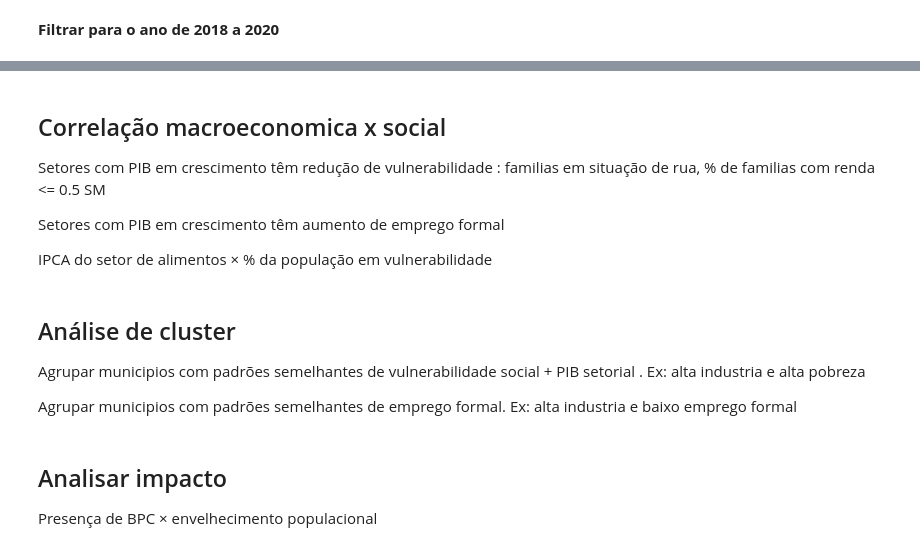
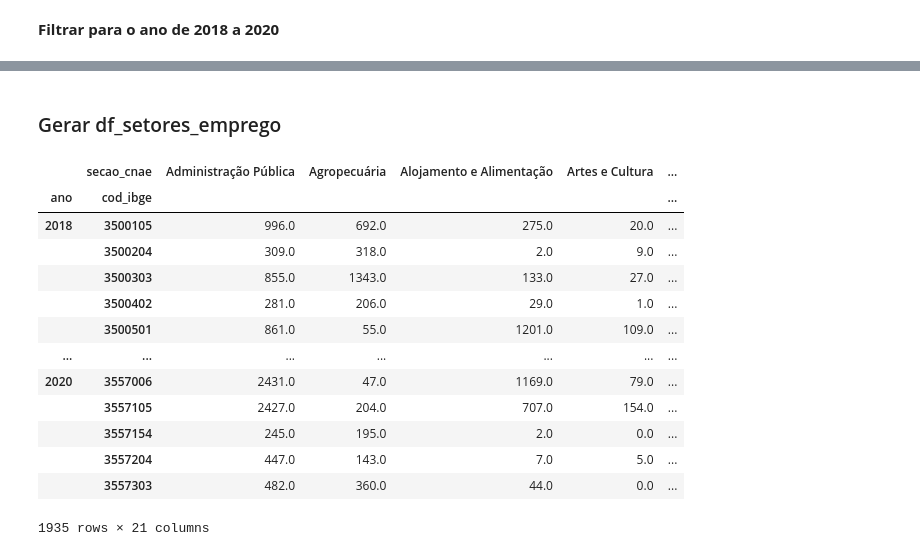
Before and after one commit to gustavonegrao/projeto_SSC0957, a Jupyter notebook: PCD_Rais.ipynb, the cells around one changed output, grey strips where cells are left out. Drawn from its saved outputs; the diff is of its cells as text; code cells hidden in the pictures.

```diff
--- a/PCD_Rais.ipynb
+++ b/PCD_Rais.ipynb
@@ -502,2 +498,0 @@ df_filtered
-# %%
-df_filtered = df_filtered.drop(columns = ['massa_rendimentos'])
@@ -524,18 +499,33 @@ algumas métricas:
-# %% [markdown]
-## Correlação macroeconomica x social
-
-Setores com PIB em crescimento têm redução de vulnerabilidade : familias em situação de rua, % de familias com renda <= 0.5 SM
-
-Setores com PIB em crescimento têm aumento de emprego formal
-
-IPCA do setor de alimentos × % da população em vulnerabilidade
-# %% [markdown]
-## Análise de cluster
-
-Agrupar municipios com padrões semelhantes de vulnerabilidade social + PIB setorial . Ex: alta industria e alta pobreza
-
-Agrupar municipios com padrões semelhantes de emprego formal. Ex: alta industria e baixo emprego formal
-# %% [markdown]
-## Analisar impacto
-
-Presença de BPC × envelhecimento populacional
+# %% [markdown]
+### Gerar df_setores_emprego
+# %%
+# Contar número de empregos formais por ano, cidade e setor
+df_setores = (
+    df_filtered
+    .groupby(['ano', 'cod_ibge', 'secao_cnae'])['emprego_formal']
+    .sum()
+    .reset_index()
+    .pivot_table(
+        index=['ano', 'cod_ibge'],
+        columns='secao_cnae',
+        values='emprego_formal',
+        fill_value=0
+    )
+)
+# %%
+df_setores
+# %% [output]
+|  | secao_cnae | Administração Pública | Agropecuária | Alojamento e Alimentação | Artes e Cultura | ... |
+| ano | cod_ibge |  |  |  |  | ... |
+| 2018 | 3500105 | 996.0 | 692.0 | 275.0 | 20.0 | ... |
+|  | 3500204 | 309.0 | 318.0 | 2.0 | 9.0 | ... |
+|  | 3500303 | 855.0 | 1343.0 | 133.0 | 27.0 | ... |
+|  | 3500402 | 281.0 | 206.0 | 29.0 | 1.0 | ... |
+|  | 3500501 | 861.0 | 55.0 | 1201.0 | 109.0 | ... |
+| ... | ... | ... | ... | ... | ... | ... |
+| 2020 | 3557006 | 2431.0 | 47.0 | 1169.0 | 79.0 | ... |
+|  | 3557105 | 2427.0 | 204.0 | 707.0 | 154.0 | ... |
+|  | 3557154 | 245.0 | 195.0 | 2.0 | 0.0 | ... |
+|  | 3557204 | 447.0 | 143.0 | 7.0 | 5.0 | ... |
+|  | 3557303 | 482.0 | 360.0 | 44.0 | 0.0 | ... |
+1935 rows × 21 columns
```
Also changed, not shown: parts of 30 cells of this notebook, 2 other files.
